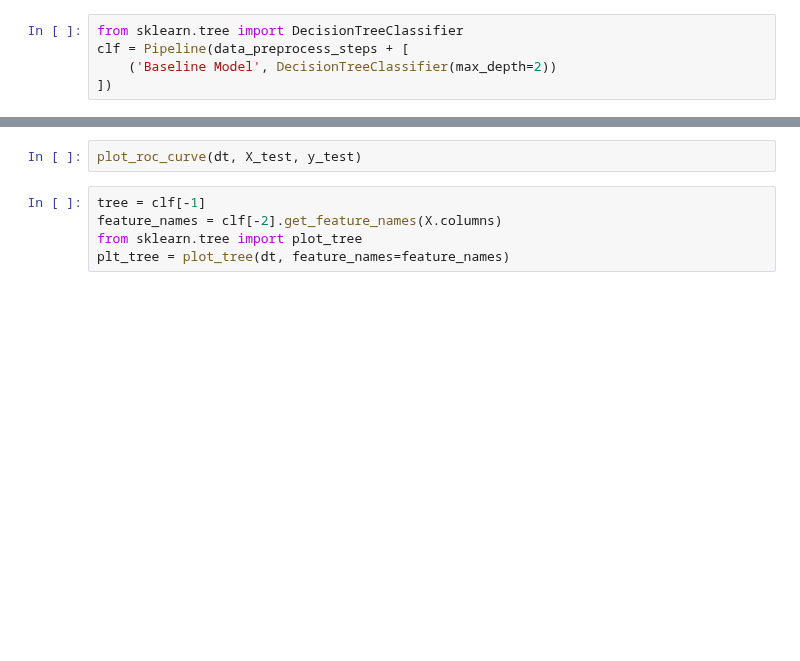
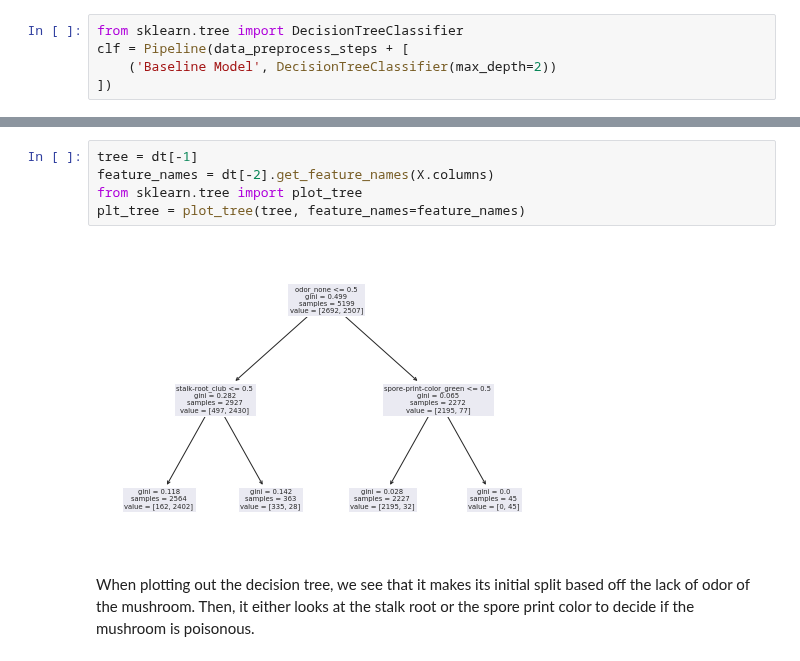
Before and after one commit to Tien-Cheng/AI-and-Machine-Learning--ST1511-, a Jupyter notebook: Assignment 1/classification/mushroom_v1.ipynb, the cells around one changed output, grey strips where cells are left out. Cells and saved outputs as stored; diff of their text form; blank space fills up the shorter version.

```diff
--- a/Assignment 1/classification/mushroom_v1.ipynb
+++ b/Assignment 1/classification/mushroom_v1.ipynb
@@ -400,7 +426,9 @@ history
-# %%
-plot_roc_curve(dt, X_test, y_test)
 # %%
-tree = clf[-1]
-feature_names = clf[-2].get_feature_names(X.columns)
+tree = dt[-1]
+feature_names = dt[-2].get_feature_names(X.columns)
 from sklearn.tree import plot_tree
-plt_tree = plot_tree(dt, feature_names=feature_names)
+plt_tree = plot_tree(tree, feature_names=feature_names)
+# %% [output]
+[figure, added]
+# %% [markdown]
+When plotting out the decision tree, we see that it makes its initial split based off the lack of odor of the mushroom. Then, it either looks at the stalk root or the spore print color to decide if the mushroom is poisonous.
```
Also changed, not shown: parts of 16 cells of this notebook.
